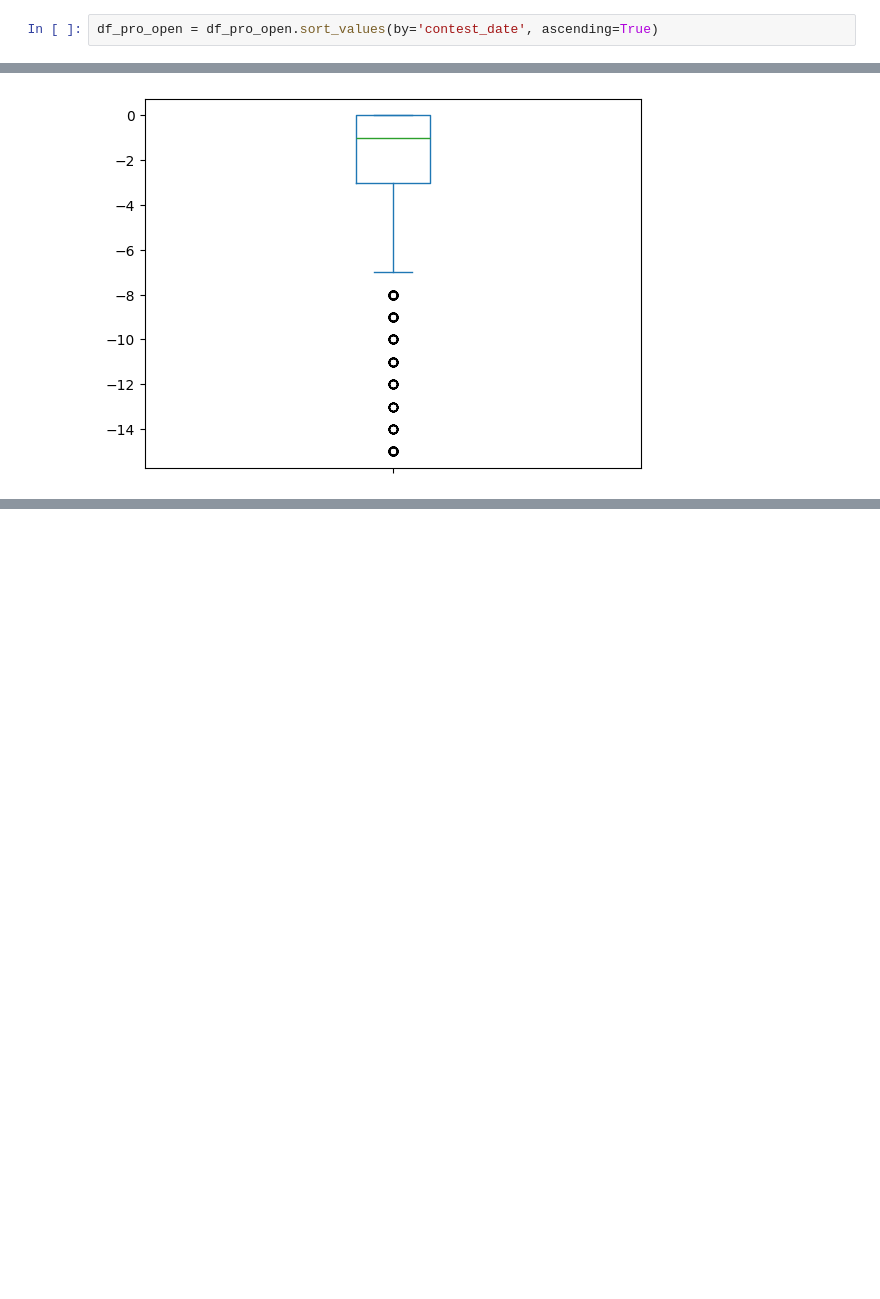
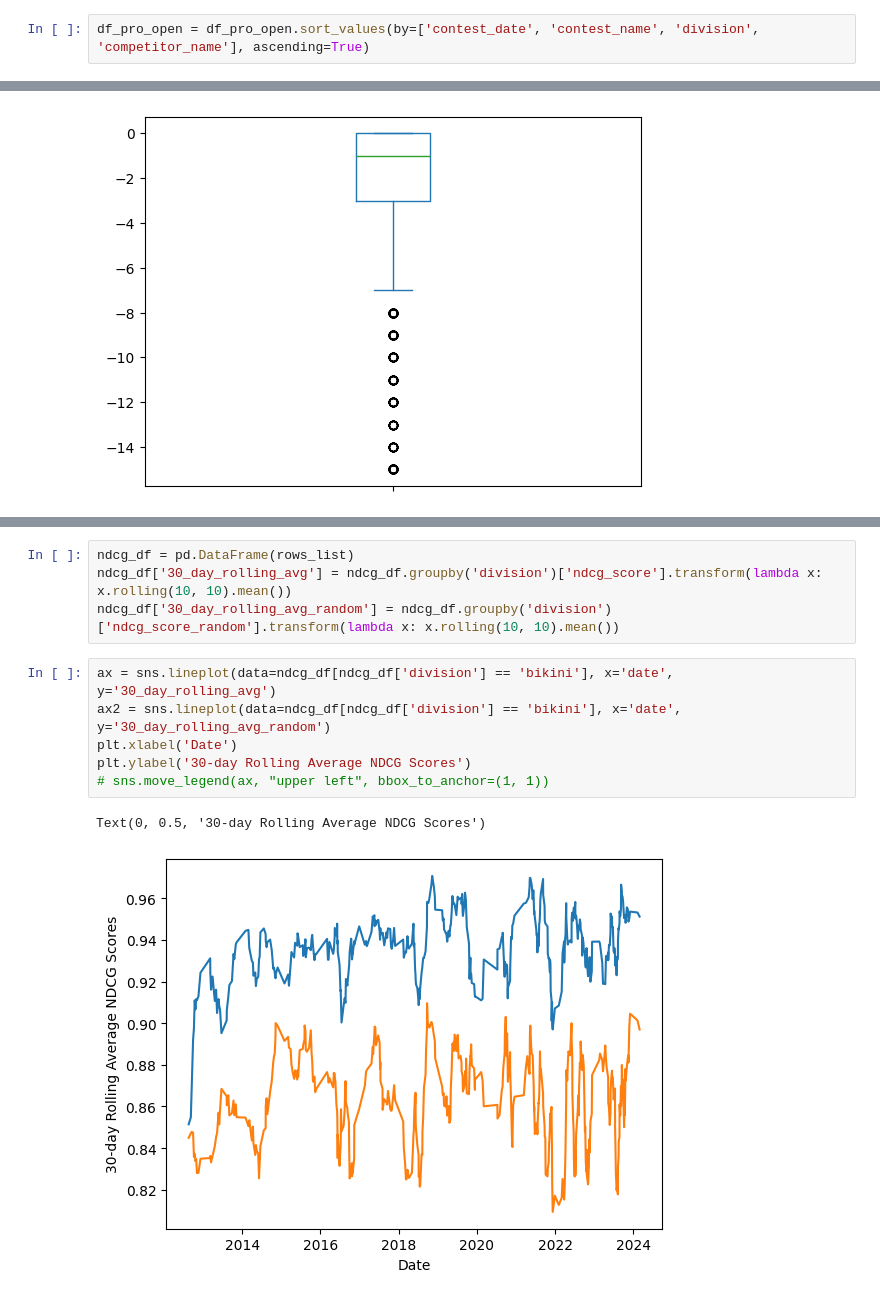
Before and after one commit to andrei-prokhorov/bodybuilding-ranking, a Jupyter notebook: elo_rating.ipynb, the cells around one changed output, grey strips where cells are left out. Saved outputs shown, nothing was run; the diff lists cells and outputs as text; blank space fills up the shorter version.

```diff
--- a/elo_rating.ipynb
+++ b/elo_rating.ipynb
@@ -179,7 +181,7 @@ competitors['ashley kaltwasser'].win_probs(competitors['jennifer dorie'])
 # Elo Rating Column
 Here we will create a column in df_pro which includes the competitor's Elo rating leading up to that competition.
 # %%
-df_pro_open = df_pro_open.sort_values(by='contest_date', ascending=True)
+df_pro_open = df_pro_open.sort_values(by=['contest_date', 'contest_name', 'division', 'competitor_name'], ascending=True)
 # %%
 competitors_open = {}
 
@@ -334,0 +332,13 @@ ndcg_df['30_day_rolling_avg'] = ndcg_df.groupby('division')['ndcg_score'].transf
+# %%
+ndcg_df = pd.DataFrame(rows_list)
+ndcg_df['30_day_rolling_avg'] = ndcg_df.groupby('division')['ndcg_score'].transform(lambda x: x.rolling(10, 10).mean())
+ndcg_df['30_day_rolling_avg_random'] = ndcg_df.groupby('division')['ndcg_score_random'].transform(lambda x: x.rolling(10, 10).mean())
+# %%
+ax = sns.lineplot(data=ndcg_df[ndcg_df['division'] == 'bikini'], x='date', y='30_day_rolling_avg')
+ax2 = sns.lineplot(data=ndcg_df[ndcg_df['division'] == 'bikini'], x='date', y='30_day_rolling_avg_random')
+plt.xlabel('Date')
+plt.ylabel('30-day Rolling Average NDCG Scores')
+# sns.move_legend(ax, "upper left", bbox_to_anchor=(1, 1))
+# %% [output]
+Text(0, 0.5, '30-day Rolling Average NDCG Scores')
+[figure, added]
```
Also changed, not shown: parts of 12 cells of this notebook.
